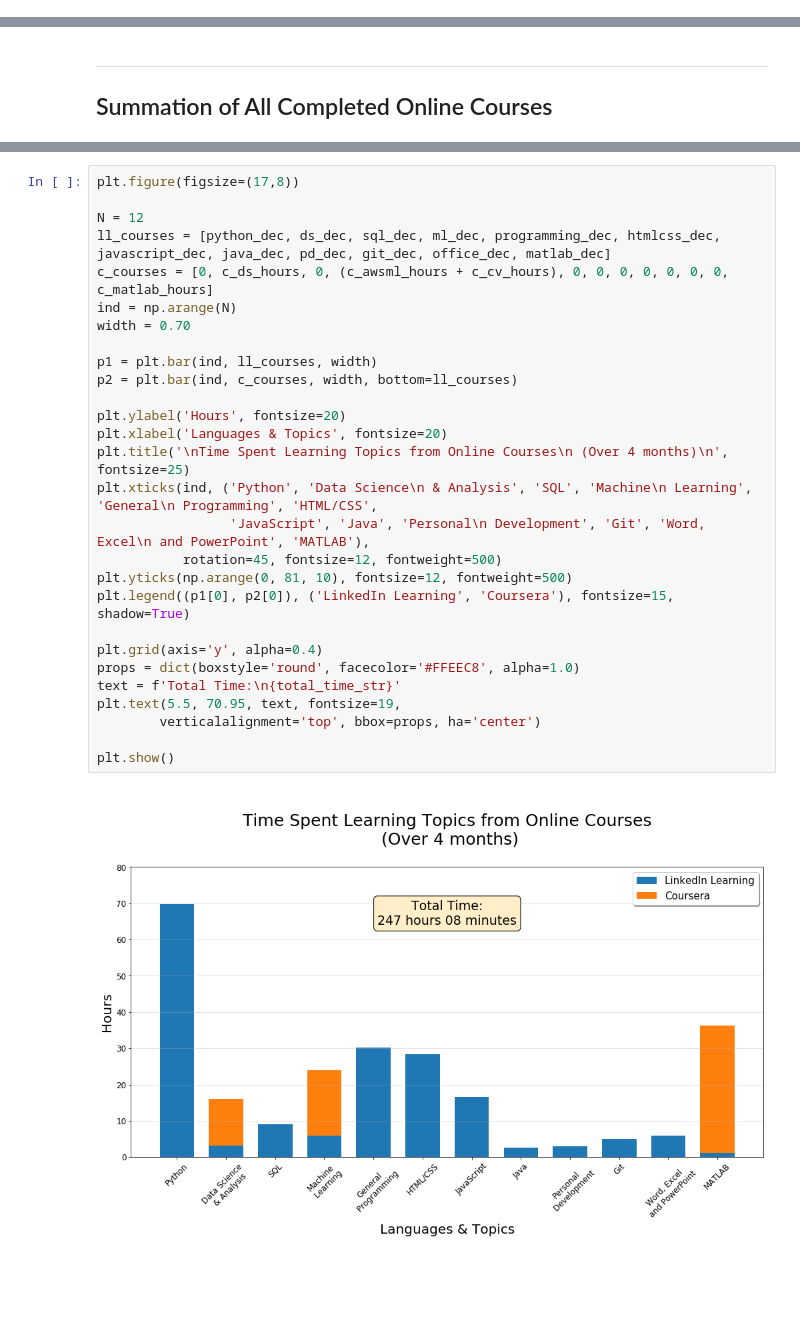
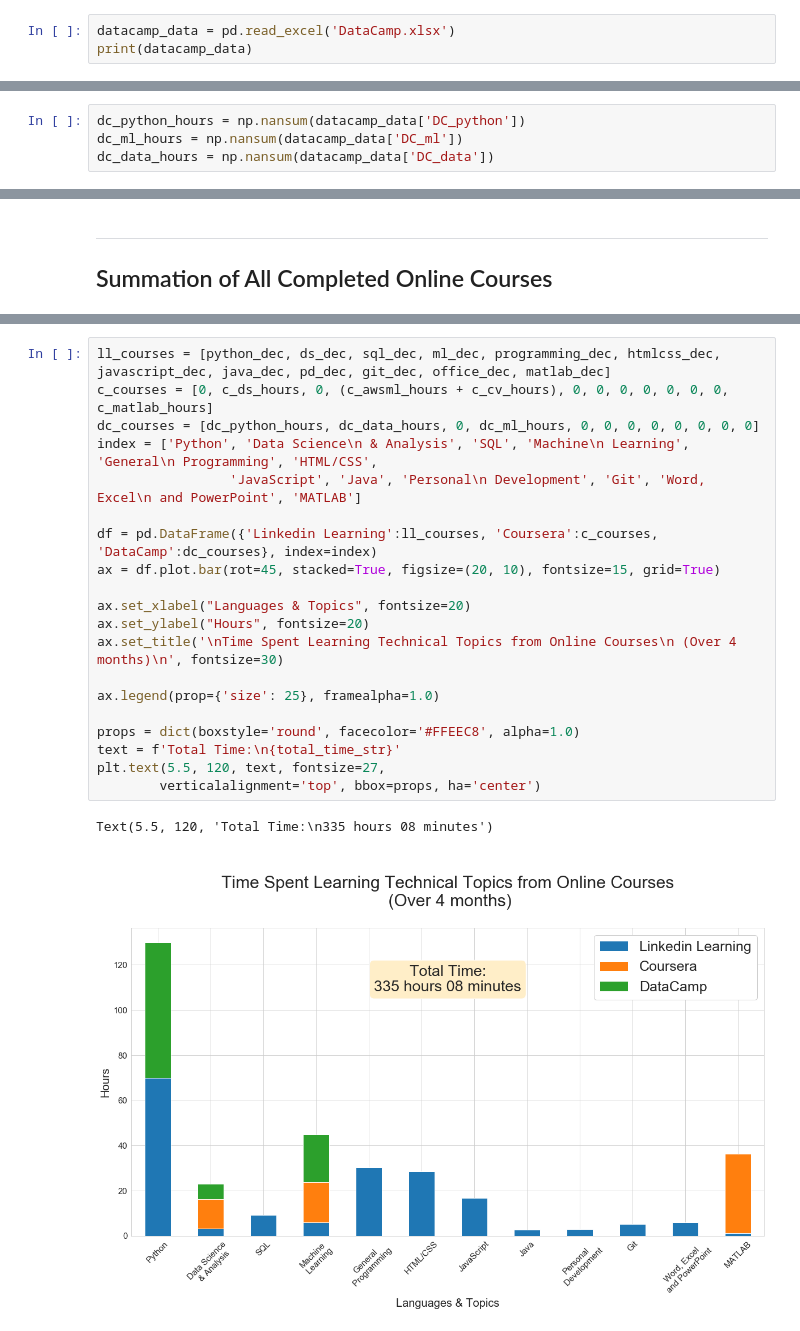
Before and after one commit to abbielms/Online_Courses, a Jupyter notebook: OnlineCourses.ipynb, the cells around one changed output, grey strips where cells are left out. Saved outputs shown, nothing was run; the diff lists cells and outputs as text; blank space fills up the shorter version.

Commit message:
Add DataCamp data to Notebook

```diff
--- a/OnlineCourses.ipynb
+++ b/OnlineCourses.ipynb
@@ -222,0 +233,3 @@ plt.show()
+# %%
+datacamp_data = pd.read_excel('DataCamp.xlsx')
+print(datacamp_data)
@@ -222,0 +254,4 @@ plt.show()
+# %%
+dc_python_hours = np.nansum(datacamp_data['DC_python'])
+dc_ml_hours = np.nansum(datacamp_data['DC_ml'])
+dc_data_hours = np.nansum(datacamp_data['DC_data'])
@@ -234,30 +311,23 @@ print(total_time_str)
 # %%
-plt.figure(figsize=(17,8))
-
-N = 12
 ll_courses = [python_dec, ds_dec, sql_dec, ml_dec, programming_dec, htmlcss_dec, javascript_dec, java_dec, pd_dec, git_dec, office_dec, matlab_dec]
 c_courses = [0, c_ds_hours, 0, (c_awsml_hours + c_cv_hours), 0, 0, 0, 0, 0, 0, 0, c_matlab_hours]
-ind = np.arange(N)
-width = 0.70
+dc_courses = [dc_python_hours, dc_data_hours, 0, dc_ml_hours, 0, 0, 0, 0, 0, 0, 0, 0]
+index = ['Python', 'Data Science\n & Analysis', 'SQL', 'Machine\n Learning', 'General\n Programming', 'HTML/CSS',
+                 'JavaScript', 'Java', 'Personal\n Development', 'Git', 'Word, Excel\n and PowerPoint', 'MATLAB']
 
-p1 = plt.bar(ind, ll_courses, width)
-p2 = plt.bar(ind, c_courses, width, bottom=ll_courses)
+df = pd.DataFrame({'Linkedin Learning':ll_courses, 'Coursera':c_courses, 'DataCamp':dc_courses}, index=index)
+ax = df.plot.bar(rot=45, stacked=True, figsize=(20, 10), fontsize=15, grid=True)
 
-plt.ylabel('Hours', fontsize=20)
-plt.xlabel('Languages & Topics', fontsize=20)
-plt.title('\nTime Spent Learning Topics from Online Courses\n (Over 4 months)\n', fontsize=25)
-plt.xticks(ind, ('Python', 'Data Science\n & Analysis', 'SQL', 'Machine\n Learning', 'General\n Programming', 'HTML/CSS',
-                 'JavaScript', 'Java', 'Personal\n Development', 'Git', 'Word, Excel\n and PowerPoint', 'MATLAB'),
-           rotation=45, fontsize=12, fontweight=500)
-plt.yticks(np.arange(0, 81, 10), fontsize=12, fontweight=500)
-plt.legend((p1[0], p2[0]), ('LinkedIn Learning', 'Coursera'), fontsize=15, shadow=True)
+ax.set_xlabel("Languages & Topics", fontsize=20)
+ax.set_ylabel("Hours", fontsize=20)
+ax.set_title('\nTime Spent Learning Technical Topics from Online Courses\n (Over 4 months)\n', fontsize=30)
 
-plt.grid(axis='y', alpha=0.4)
+ax.legend(prop={'size': 25}, framealpha=1.0)
+
 props = dict(boxstyle='round', facecolor='#FFEEC8', alpha=1.0)
 text = f'Total Time:\n{total_time_str}'
-plt.text(5.5, 70.95, text, fontsize=19,
+plt.text(5.5, 120, text, fontsize=27,
         verticalalignment='top', bbox=props, ha='center')
-
-plt.show()
 # %% [output]
+Text(5.5, 120, 'Total Time:\n335 hours 08 minutes')
-[figure, old version]
+[figure, new version]
```
Also changed, not shown: parts of 9 cells of this notebook.
